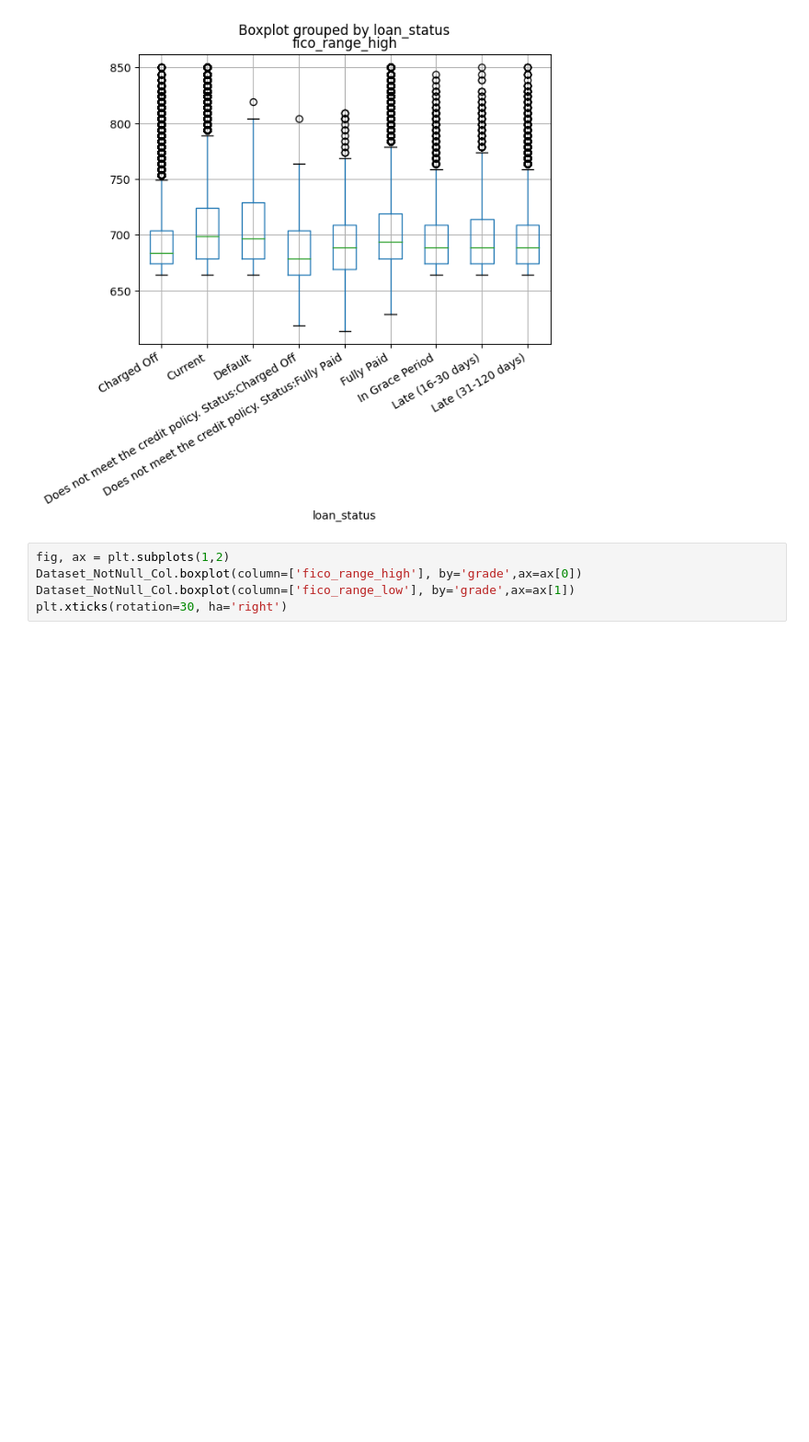
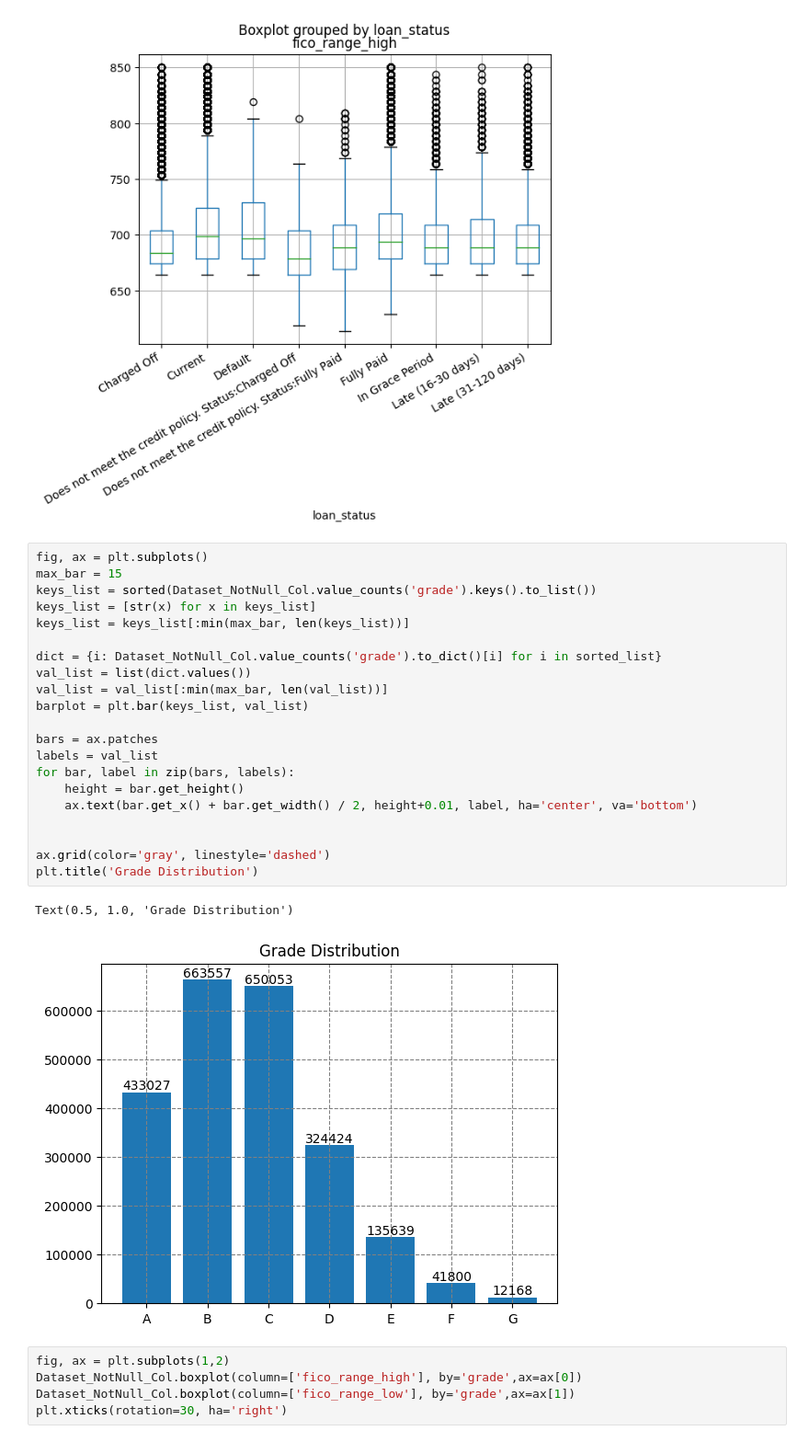
Before and after one commit to cmherrera/portfolio, a Jupyter notebook: assets/projects/Financial_Analysis/Financial_Analysis.ipynb, the cells around one changed output. Shown at 92% size. Cells and saved outputs as stored; diff of their text form; blank space fills up the shorter version.

```diff
--- a/assets/projects/Financial_Analysis/Financial_Analysis.ipynb
+++ b/assets/projects/Financial_Analysis/Financial_Analysis.ipynb
@@ -299,6 +299,30 @@ plt.xticks(rotation=30, ha='right')
   Text(8, 0, 'Late (16-30 days)'),
   Text(9, 0, 'Late (31-120 days)')])
 [figure]
+# %%
+fig, ax = plt.subplots()
+max_bar = 15
+keys_list = sorted(Dataset_NotNull_Col.value_counts('grade').keys().to_list())
+keys_list = [str(x) for x in keys_list]
+keys_list = keys_list[:min(max_bar, len(keys_list))]
+
+dict = {i: Dataset_NotNull_Col.value_counts('grade').to_dict()[i] for i in sorted_list}
+val_list = list(dict.values())
+val_list = val_list[:min(max_bar, len(val_list))]
+barplot = plt.bar(keys_list, val_list)
+
+bars = ax.patches
+labels = val_list
+for bar, label in zip(bars, labels):
+    height = bar.get_height()
+    ax.text(bar.get_x() + bar.get_width() / 2, height+0.01, label, ha='center', va='bottom')
+
+
+ax.grid(color='gray', linestyle='dashed')
+plt.title('Grade Distribution')
+# %% [output]
+Text(0.5, 1.0, 'Grade Distribution')
+[figure, added]
 # %%
 fig, ax = plt.subplots(1,2)
 Dataset_NotNull_Col.boxplot(column=['fico_range_high'], by='grade',ax=ax[0])
```
Also changed, not shown: parts of 6 cells of this notebook.
